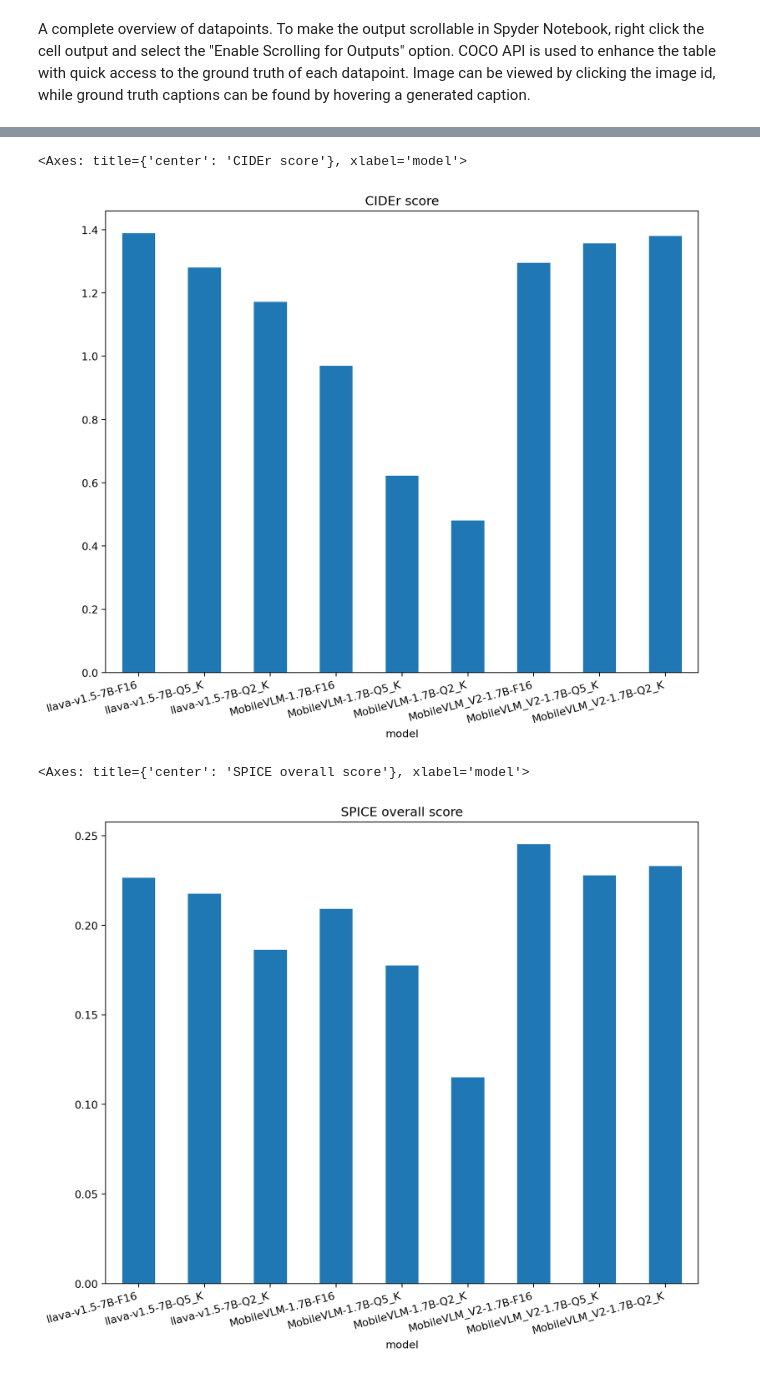
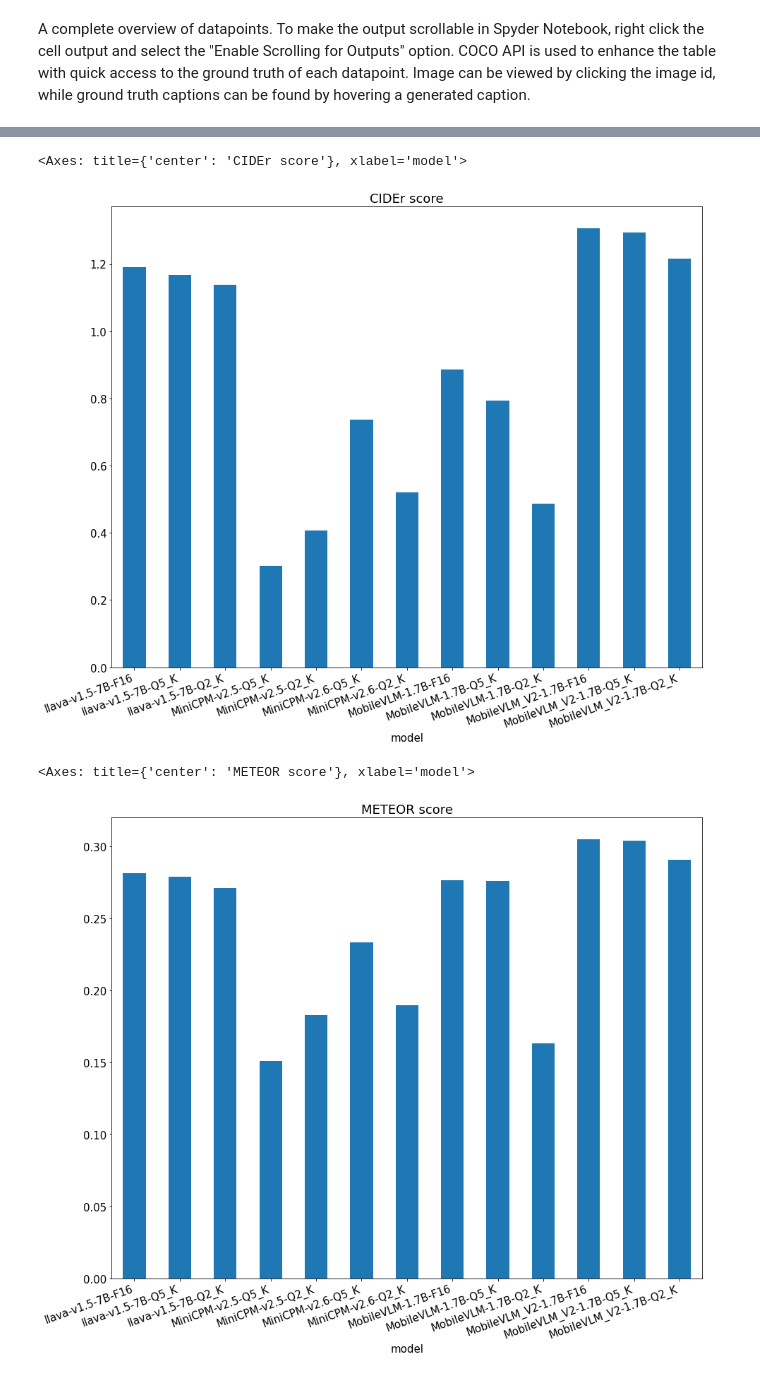
Before and after one commit to navratil-matej/dp, a Jupyter notebook: model-eval.ipynb, the cells around one changed output, grey strips where cells are left out. Cells and saved outputs as stored; diff of their text form; code cells hidden in the pictures.

Commit message:
Results, new plots

```diff
--- a/model-eval.ipynb
+++ b/model-eval.ipynb
@@ -626,7 +607,8 @@ import numpy as np
 import pandas as pd
 
 pd.options.display.float_format = lambda x: '%.2f' % x
-plt.rcParams['figure.figsize'] = [10.0, 8.0]
+plt.rcParams['font.size'] = 15.0
+plt.rcParams['figure.figsize'] = [15.0, 12.0]
 # %% [markdown]
 # Results
 
@@ -637,6 +619,8 @@ df = pd.read_csv('results.csv')
 df['model'] = pd.Categorical(df['model'], categories=[
     'llava-v1.5-7B-F16'    , 'llava-v1.5-7B-Q5_K'    , 'llava-v1.5-7B-Q2_K',
     'llava-v1.6-7B-F16'    , 'llava-v1.6-7B-Q5_K'    , 'llava-v1.6-7B-Q2_K',
+    'MiniCPM-v2.5-F16'     , 'MiniCPM-v2.5-Q5_K'     , 'MiniCPM-v2.5-Q2_K',
+    'MiniCPM-v2.6-F16'     , 'MiniCPM-v2.6-Q5_K'     , 'MiniCPM-v2.6-Q2_K',
     'MobileVLM-1.7B-F16'   , 'MobileVLM-1.7B-Q5_K'   , 'MobileVLM-1.7B-Q2_K',
     'MobileVLM_V2-1.7B-F16', 'MobileVLM_V2-1.7B-Q5_K', 'MobileVLM_V2-1.7B-Q2_K',
 ])
@@ -719,16 +701,16 @@ ax
 # %%
 ax = summary['CIDEr'].plot.bar()
-plt.xticks(rotation=15, ha='right')
+plt.xticks(rotation=20, ha='right')
 plt.title('CIDEr score')
 ax
 # %% [output]
 <Axes: title={'center': 'CIDEr score'}, xlabel='model'>
-[figure, old version]
+[figure, new version]
 # %%
-ax = summary['SPICE All'].plot.bar()
-plt.xticks(rotation=15, ha='right')
-plt.title('SPICE overall score')
+ax = summary['METEOR'].plot.bar()
+plt.xticks(rotation=20, ha='right')
+plt.title('METEOR score')
 ax
 # %% [output]
-<Axes: title={'center': 'SPICE overall score'}, xlabel='model'>
+<Axes: title={'center': 'METEOR score'}, xlabel='model'>
-[figure, old version]
+[figure, new version]
```
Also changed, not shown: parts of 24 cells of this notebook, 2 other files.
